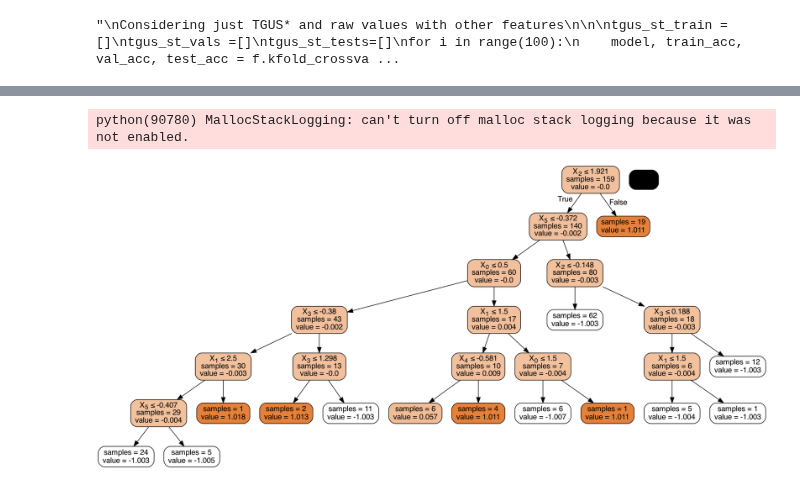
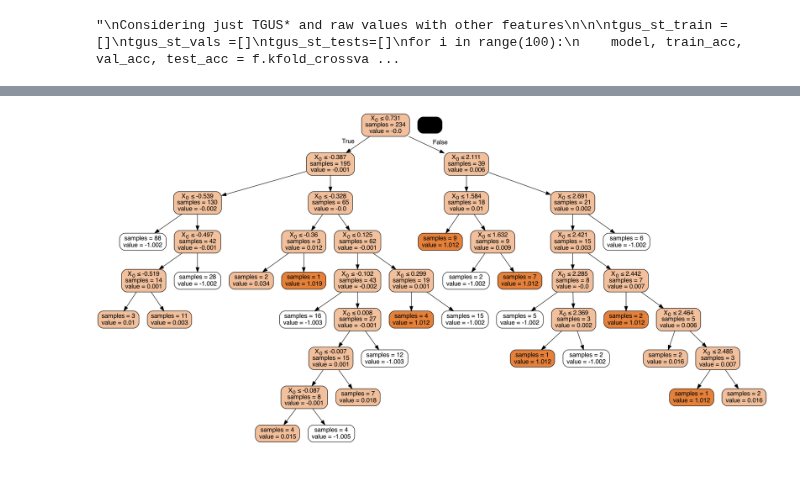
Before and after one commit to izguenther6/orie4741-final, a Jupyter notebook: scripts/trees.ipynb, the cells around one changed output, grey strips where cells are left out. Cells and saved outputs as stored; diff of their text form; code cells hidden in the pictures.

```diff
--- a/scripts/trees.ipynb
+++ b/scripts/trees.ipynb
@@ -50,19 +51,19 @@ IMPORTANT CONCEPT:
 
 - graph shows best accuracy
 
-- depths w/ new TGUS equation: all - 6, gus - 8, tgus - 8, raw - 4
+- depths w/ new TGUS equation, new data: all - 8, gus - 7, tgus - 8, raw - 9, us - 8
 
 '''
 
 #set train and test data
-df_raw=df_raw.sample(frac=1)
+df_gus=df_gus.sample(frac=1)
 train_proportion = 0.8
-n = len(df_raw)
+n = len(df_gus)
 t = int(train_proportion * n)
 
 # separate training and test sets
-y = df_raw['detected']
-X = df_raw.loc[:, ~df_raw.columns.isin(['detected'])]
+y = df_gus['detected']
+X = df_gus.loc[:, ~df_gus.columns.isin(['detected'])]
 
 #features in training set
 train_x = X.iloc[:t,:].reset_index().iloc[:,1:]
@@ -96,14 +97,15 @@ plt.plot(test.depths, test.accuracy)
 # %%
 # define tree IF all the same
-all_depth = 6
+all_depth = 8
 gus_depth = 8
-tgus_depth = 8
-raw_depth = 4
-rs = 8
+tgus_depth = 9
+raw_depth = 9
+us_depth = 8
+rs = 42
 #clf = GradientBoostingClassifier(n_estimators = 100, max_depth = 3)
 
 # final df for display
-dfr = pd.DataFrame(index=['All', 'GUS Focus', 'TGUS Focus', 'Raw Focus'], columns=['Avg. Train %', 'Avg. Validation %', 'Avg. Test %',
+dfr = pd.DataFrame(index=['All', 'GUS Alone', 'TGUS Alone', 'US Focus'], columns=['Avg. Train %', 'Avg. Validation %', 'Avg. Test %',
                                                                                    'Best Sc. Train %', 'Best Sc. Validation %', 'Best Sc. Test %'])
 # %%
 '''
@@ -431,22 +471,21 @@ for i in cols:
         comp_test.loc[i,j] = [round(p_test,100)]
 # %%
 # Get the tree number 42
-sub_tree_42 = all_model.estimators_[42, 0]
+sub_tree_42 = tgus_model.estimators_[42, 0]
 
 # Visualization
 # Install graphviz: https://www.graphviz.org/download/
 from pydotplus import graph_from_dot_data
 from IPython.display import Image
 from sklearn.tree import export_graphviz
 dot_data = export_graphviz(
     sub_tree_42,
     out_file=None, filled=True, rounded=True,
     special_characters=True,
     proportion=False, impurity=False, # enable them if you want
 )
 graph = graph_from_dot_data(dot_data)
 png = graph.create_png()
 Image(png)
 # %% [output]
-python(90780) MallocStackLogging: can't turn off malloc stack logging because it was not enabled.
-[figure, old version]
+[figure, new version]
```
Also changed, not shown: parts of 9 cells of this notebook, 8 other files.
